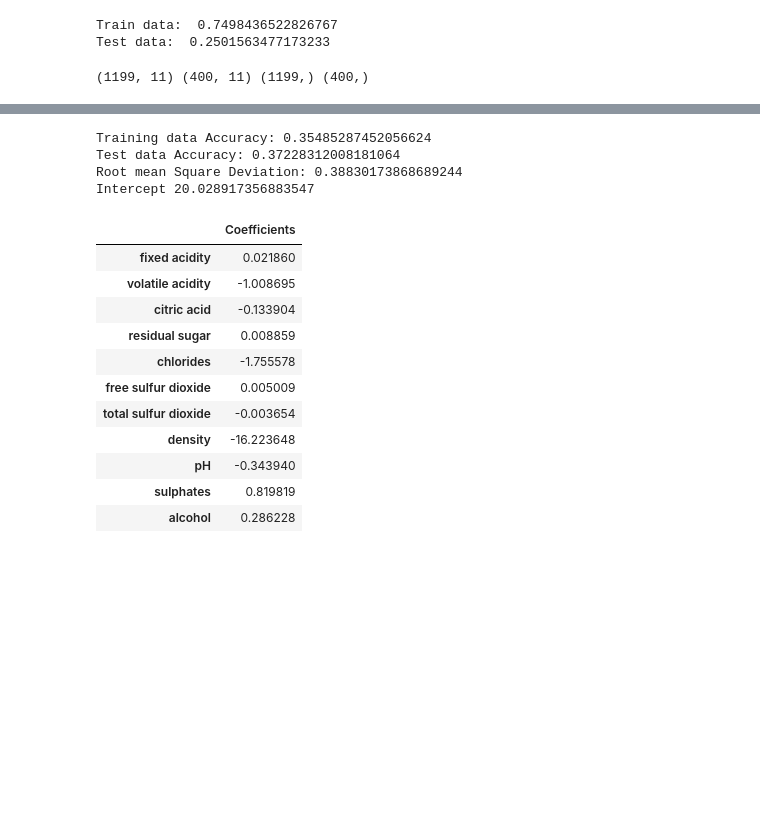
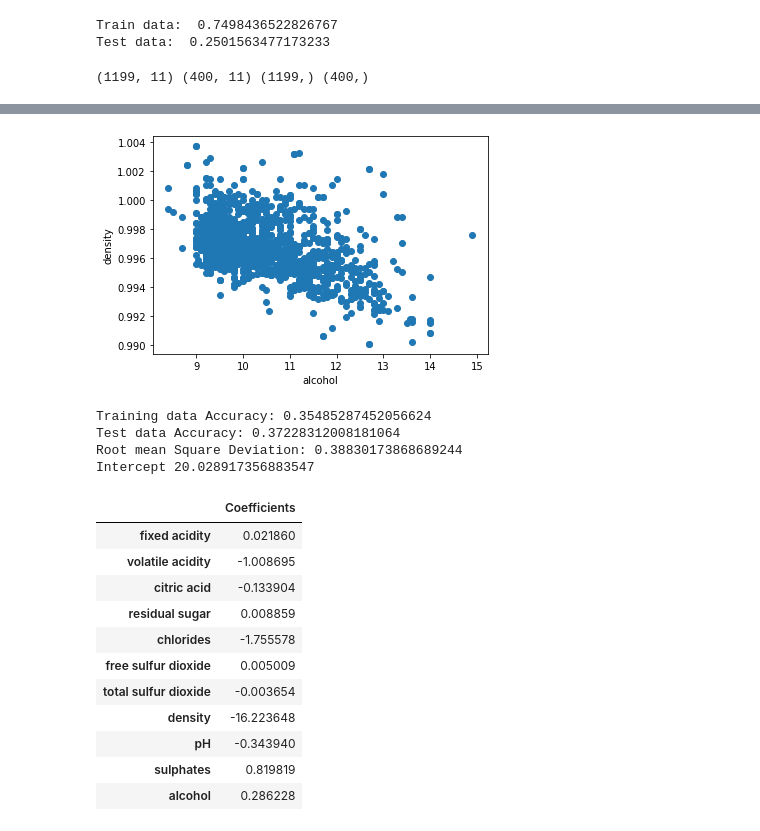
Before and after one commit to GalKoaz/Final-assignment, a Jupyter notebook: Regression.ipynb, the cells around one changed output, grey strips where cells are left out. Cells and saved outputs as stored; diff of their text form; code cells hidden in the pictures; blank space fills up the shorter version.

```diff
--- a/Regression.ipynb
+++ b/Regression.ipynb
@@ -129,3 +146,10 @@ print(X_train.shape, X_test.shape, y_train.shape, y_test.shape)
+# %%
+plt.scatter(df["alcohol"],df["density"])
+plt.xlabel("alcohol")
+plt.ylabel("density")
+plt.show()
+# %% [output]
+[figure, added]
 # %%
 #Creating and Training the Model
 LR = LinearRegression()
```
Also changed, not shown: parts of 12 cells of this notebook, 2 other files.
